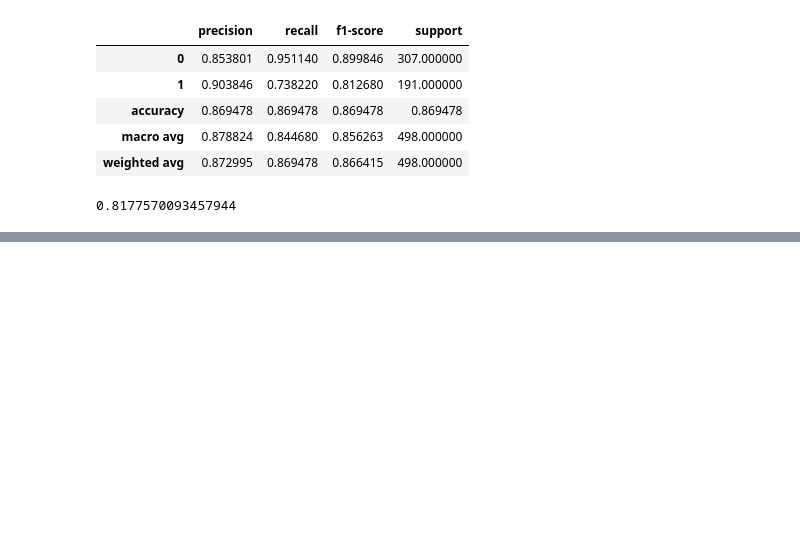
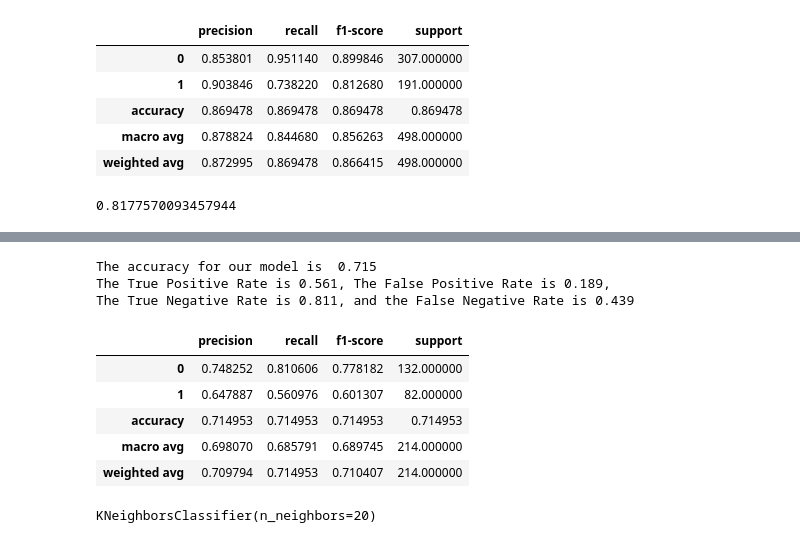
Before and after one commit to watermanbrandyn/classification-exercises, a Jupyter notebook: model.ipynb, the cells around one changed output, grey strips where cells are left out. Drawn from its saved outputs; the diff is of its cells as text; code cells hidden in the pictures; blank space fills up the shorter version.

```diff
--- a/model.ipynb
+++ b/model.ipynb
@@ -679,0 +863,29 @@ rf.score(x_validate, y_validate)
+# %%
+# Reports for validate set
+y_pred = knn.predict(x_validate)
+
+accuracy = knn.score(x_validate, y_validate)
+y_pred = knn.predict(x_validate)
+conf = confusion_matrix(y_validate, y_pred)
+class_report = pd.DataFrame(classification_report(y_validate, y_pred, output_dict=True)).T
+conf = confusion_matrix(y_validate, y_pred)
+tpr = conf[1][1] / conf[1].sum()
+fpr = conf[0][1] / conf[0].sum()
+tnr = conf[0][0] / conf[0].sum()
+fnr = conf[1][0] / conf[1].sum()
+print(f'''
+The accuracy for our model is {accuracy: .4}
+The True Positive Rate is {tpr:.3}, The False Positive Rate is {fpr:.3},
+The True Negative Rate is {tnr:.3}, and the False Negative Rate is {fnr:.3}
+''')
+class_report
+# %% [output]
+The accuracy for our model is  0.715
+The True Positive Rate is 0.561, The False Positive Rate is 0.189,
+The True Negative Rate is 0.811, and the False Negative Rate is 0.439
+|  | precision | recall | f1-score | support |
+| 0 | 0.748252 | 0.810606 | 0.778182 | 132.000000 |
+| 1 | 0.647887 | 0.560976 | 0.601307 | 82.000000 |
+| accuracy | 0.714953 | 0.714953 | 0.714953 | 0.714953 |
+| macro avg | 0.698070 | 0.685791 | 0.689745 | 214.000000 |
+| weighted avg | 0.709794 | 0.714953 | 0.710407 | 214.000000 |
@@ -679,0 +896,4 @@ rf.score(x_validate, y_validate)
+# %%
+knn.fit(x_train, y_train)
+# %% [output]
+KNeighborsClassifier(n_neighbors=20)
```
Also changed, not shown: parts of 37 cells of this notebook.
